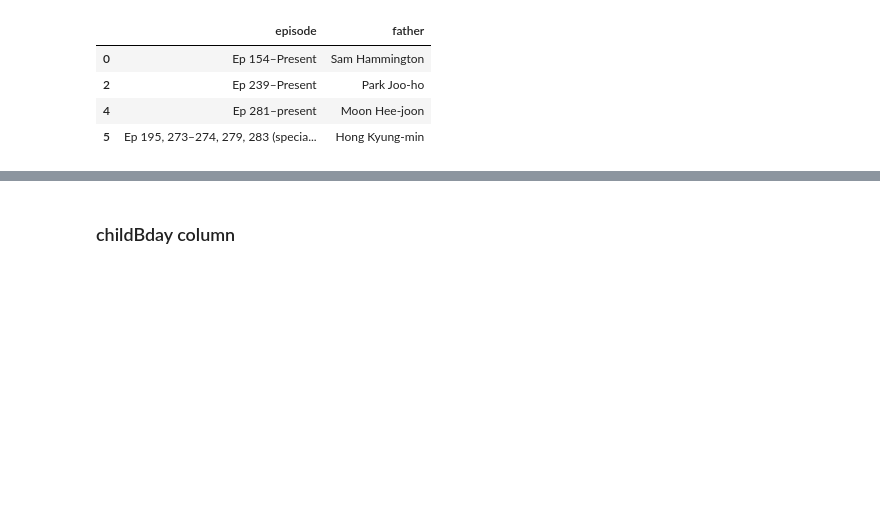
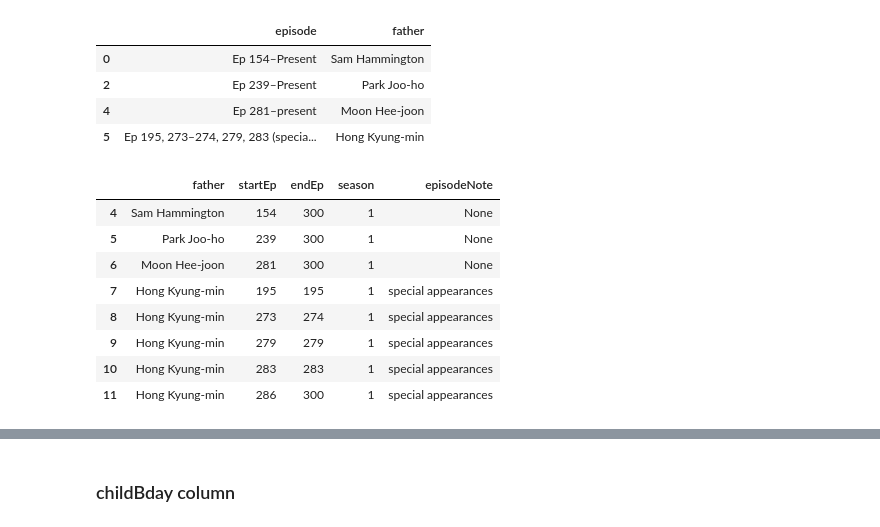
Before and after one commit to richdayandnight/the-return-of-superman, a Jupyter notebook: Scraping Cast of TRoS.ipynb, the cells around one changed output, grey strips where cells are left out. Cells and saved outputs as stored; diff of their text form; code cells hidden in the pictures; blank space fills up the shorter version.

```diff
--- a/Scraping Cast of TRoS.ipynb
+++ b/Scraping Cast of TRoS.ipynb
@@ -397,2 +413,12 @@ def editDataFrames(episodes_df):
 # %%
-cc_episodes_df = editDataFrames(cc_episodes_df)
+cc_episodes_df
+# %% [output]
+|  | father | startEp | endEp | season | episodeNote |
+| 4 | Sam Hammington | 154 | 300 | 1 | None |
+| 5 | Park Joo-ho | 239 | 300 | 1 | None |
+| 6 | Moon Hee-joon | 281 | 300 | 1 | None |
+| 7 | Hong Kyung-min | 195 | 195 | 1 | special appearances |
+| 8 | Hong Kyung-min | 273 | 274 | 1 | special appearances |
+| 9 | Hong Kyung-min | 279 | 279 | 1 | special appearances |
+| 10 | Hong Kyung-min | 283 | 283 | 1 | special appearances |
+| 11 | Hong Kyung-min | 286 | 300 | 1 | special appearances |
```
Also changed, not shown: parts of 35 cells of this notebook, 8 other files.
